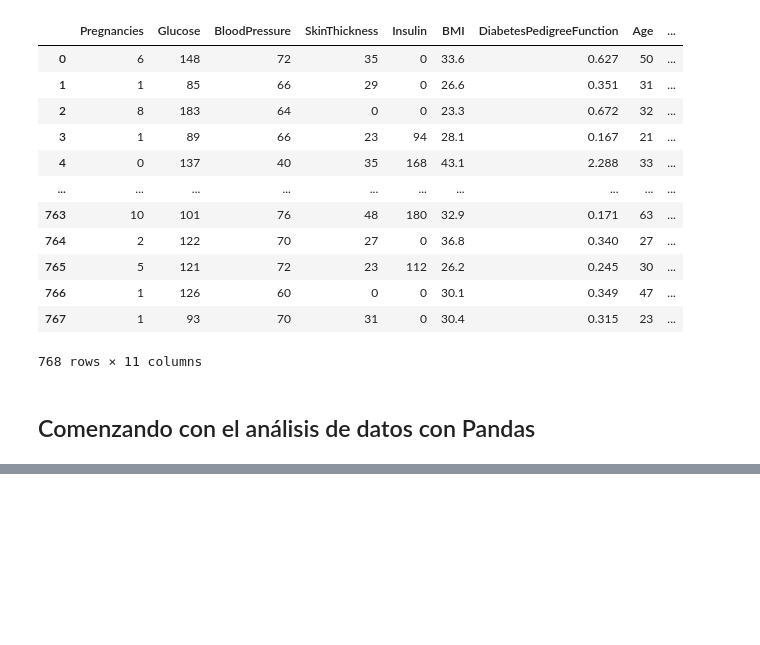
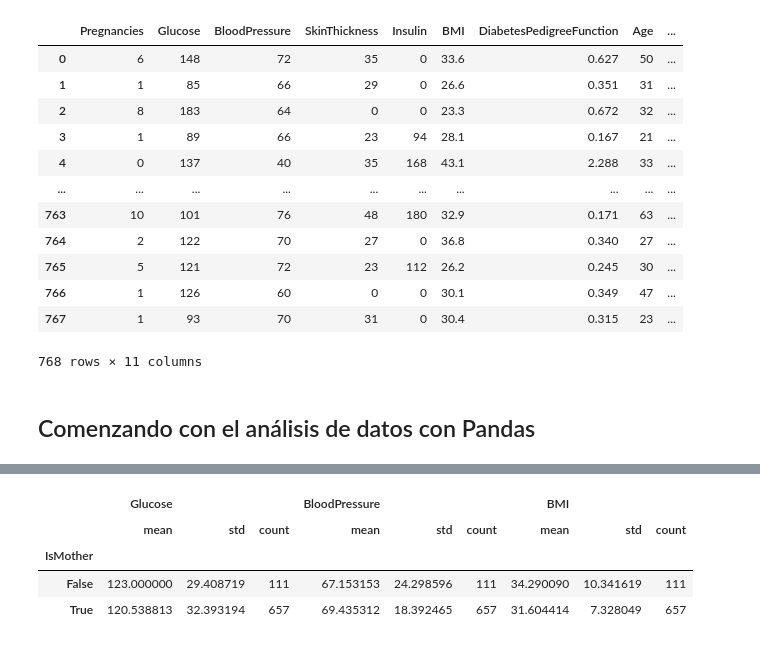
Before and after one commit to ftommasini/taller-python-cientifico, a Jupyter notebook: 2_3_Lib_Pandas.ipynb, the cells around one changed output, grey strips where cells are left out. Cells and saved outputs as stored; diff of their text form; code cells hidden in the pictures; blank space fills up the shorter version.

```diff
--- a/2_3_Lib_Pandas.ipynb
+++ b/2_3_Lib_Pandas.ipynb
@@ -364,0 +402,8 @@ diabetes_data.describe()
+# %%
+diabetes_data.groupby(['IsMother'])[['Glucose', 'BloodPressure', 'BMI']].agg(['mean', 'std', 'count'])
+# %% [output]
+|  | Glucose |  |  | BloodPressure |  |  | BMI |  |  |
+|  | mean | std | count | mean | std | count | mean | std | count |
+| IsMother |  |  |  |  |  |  |  |  |  |
+| False | 123.000000 | 29.408719 | 111 | 67.153153 | 24.298596 | 111 | 34.290090 | 10.341619 | 111 |
+| True | 120.538813 | 32.393194 | 657 | 69.435312 | 18.392465 | 657 | 31.604414 | 7.328049 | 657 |
```
Also changed, not shown: parts of 6 cells of this notebook.
